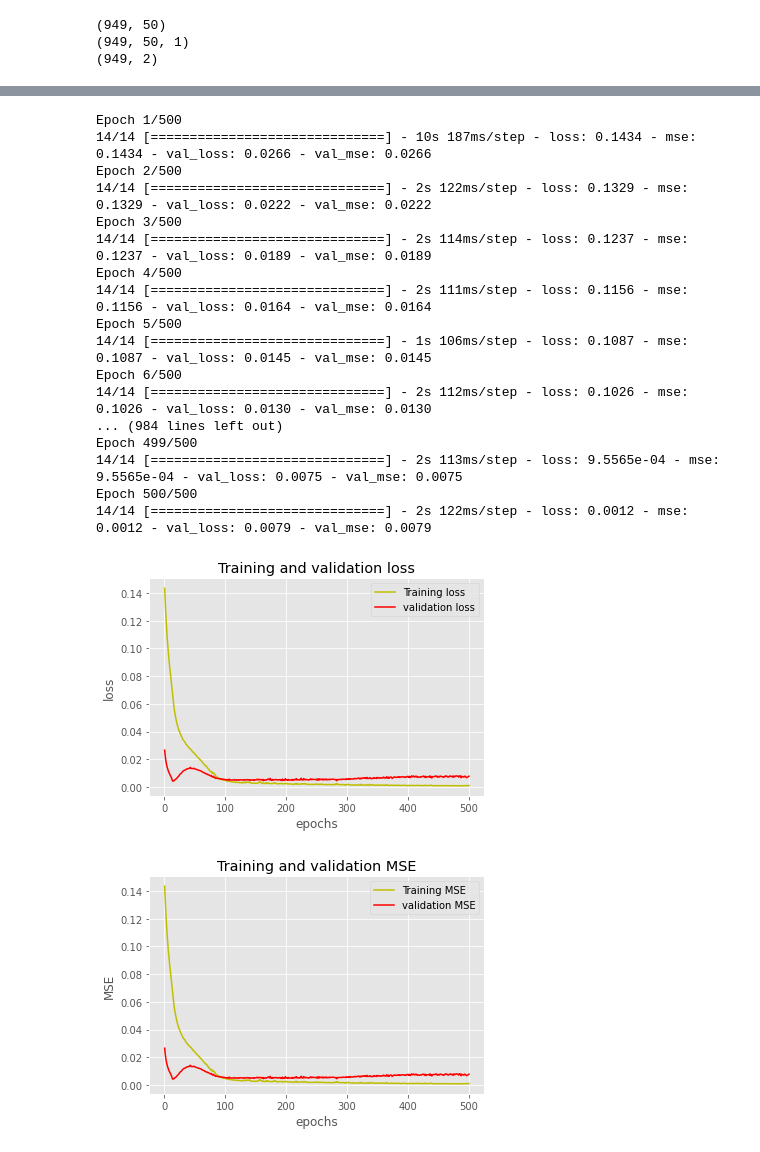
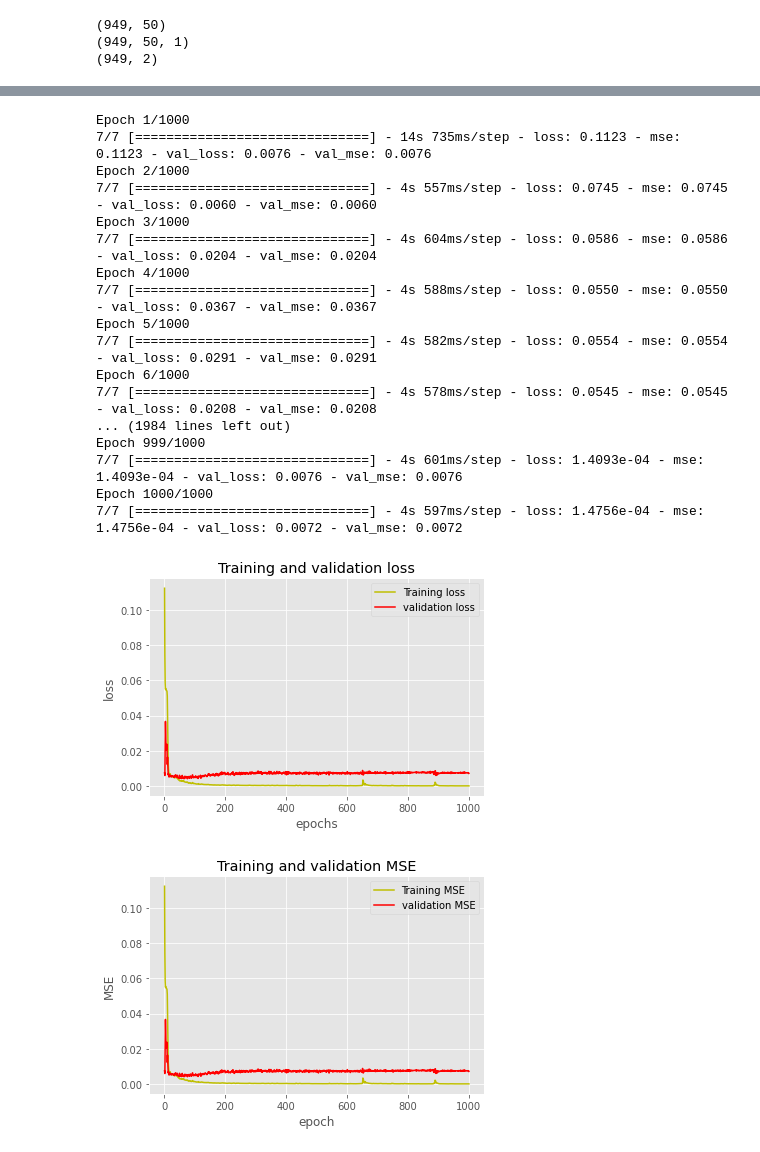
Before and after one commit to kiran-bhandari16/LSTM-Stock-Price-Prediciton, a Jupyter notebook: Predicting_next(X)days_Stock_Price_Using_LSTM.ipynb, the cells around one changed output, grey strips where cells are left out. Cells and saved outputs as stored; diff of their text form; code cells hidden in the pictures.

```diff
--- a/Predicting_next(X)days_Stock_Price_Using_LSTM.ipynb
+++ b/Predicting_next(X)days_Stock_Price_Using_LSTM.ipynb
@@ -120,12 +129,12 @@ print(y.shape)
 (949, 2)
 # %%
 model = Sequential()
-model.add(LSTM(50, activation='softsign', return_sequences=True, input_shape=(n_per_in,n_features)))
-model.add(LSTM(n_features, activation='softsign', return_sequences=True))
-model.add(LSTM(n_features, activation='softsign', return_sequences=True))
-model.add(LSTM(n_features, activation='softsign', return_sequences=True))
-model.add(LSTM(n_features, activation='softsign', return_sequences=True))
-model.add(LSTM(n_features, activation='softsign'))
+model.add(LSTM(200, activation='softsign', return_sequences=True, input_shape=(n_per_in,n_features)))
+model.add(LSTM(100, activation='softsign', return_sequences=True))
+model.add(LSTM(50, activation='softsign', return_sequences=True))
+model.add(LSTM(34, activation='softsign', return_sequences=True))
+model.add(LSTM(20, activation='softsign', return_sequences=True))
+model.add(LSTM(4, activation='softsign'))
 model.add(Dense(n_per_out))
 
 model.summary()
@@ -150,47 +159,48 @@ _________________________________________________________________
 # %%
 model.compile(optimizer='adam',loss='mse', metrics=['mse'])
 # %%
-res = model.fit(X,y, epochs=500, batch_size=64, validation_split=0.1)
+res = model.fit(X,y, epochs=1000, batch_size=128, validation_split=0.1)
 # %% [output]
-Epoch 1/500
-14/14 [==============================] - 10s 187ms/step - loss: 0.1434 - mse: 0.1434 - val_loss: 0.0266 - val_mse: 0.0266
-Epoch 2/500
-14/14 [==============================] - 2s 122ms/step - loss: 0.1329 - mse: 0.1329 - val_loss: 0.0222 - val_mse: 0.0222
-Epoch 3/500
-14/14 [==============================] - 2s 114ms/step - loss: 0.1237 - mse: 0.1237 - val_loss: 0.0189 - val_mse: 0.0189
-Epoch 4/500
-14/14 [==============================] - 2s 111ms/step - loss: 0.1156 - mse: 0.1156 - val_loss: 0.0164 - val_mse: 0.0164
-Epoch 5/500
-14/14 [==============================] - 1s 106ms/step - loss: 0.1087 - mse: 0.1087 - val_loss: 0.0145 - val_mse: 0.0145
-Epoch 6/500
-14/14 [==============================] - 2s 112ms/step - loss: 0.1026 - mse: 0.1026 - val_loss: 0.0130 - val_mse: 0.0130
-... (984 lines left out)
-Epoch 499/500
-14/14 [==============================] - 2s 113ms/step - loss: 9.5565e-04 - mse: 9.5565e-04 - val_loss: 0.0075 - val_mse: 0.0075
-Epoch 500/500
-14/14 [==============================] - 2s 122ms/step - loss: 0.0012 - mse: 0.0012 - val_loss: 0.0079 - val_mse: 0.0079
+Epoch 1/1000
+7/7 [==============================] - 14s 735ms/step - loss: 0.1123 - mse: 0.1123 - val_loss: 0.0076 - val_mse: 0.0076
+Epoch 2/1000
+7/7 [==============================] - 4s 557ms/step - loss: 0.0745 - mse: 0.0745 - val_loss: 0.0060 - val_mse: 0.0060
+Epoch 3/1000
+7/7 [==============================] - 4s 604ms/step - loss: 0.0586 - mse: 0.0586 - val_loss: 0.0204 - val_mse: 0.0204
+Epoch 4/1000
+7/7 [==============================] - 4s 588ms/step - loss: 0.0550 - mse: 0.0550 - val_loss: 0.0367 - val_mse: 0.0367
+Epoch 5/1000
+7/7 [==============================] - 4s 582ms/step - loss: 0.0554 - mse: 0.0554 - val_loss: 0.0291 - val_mse: 0.0291
+Epoch 6/1000
+7/7 [==============================] - 4s 578ms/step - loss: 0.0545 - mse: 0.0545 - val_loss: 0.0208 - val_mse: 0.0208
+... (1984 lines left out)
+Epoch 999/1000
+7/7 [==============================] - 4s 601ms/step - loss: 1.4093e-04 - mse: 1.4093e-04 - val_loss: 0.0076 - val_mse: 0.0076
+Epoch 1000/1000
+7/7 [==============================] - 4s 597ms/step - loss: 1.4756e-04 - mse: 1.4756e-04 - val_loss: 0.0072 - val_mse: 0.0072
 # %%
 loss = res.history['loss']
 val_loss = res.history['val_loss']
 epochs=range(1,len(loss)+1)
 plt.plot(epochs, loss,'y', label="Training loss")
 plt.plot(epochs, val_loss, 'r', label='validation loss')
 plt.title("Training and validation loss")
 plt.xlabel('epochs')
 plt.ylabel('loss')
 plt.legend()
 plt.show()
 
 
 mse = res.history['mse']
 val_mse = res.history['val_mse']
-plt.plot(epochs, mse,'y', label="Training MSE")
+epoch=range(1,len(mse)+1)
+plt.plot(epoch, mse,'y', label="Training MSE")
 plt.plot(epochs, val_mse, 'r', label='validation MSE')
 plt.title("Training and validation MSE")
-plt.xlabel('epochs')
+plt.xlabel('epoch')
 plt.ylabel('MSE')
 plt.legend()
 plt.show()
 # %% [output]
-[figure, old version]
+[figure, new version]
-[figure, old version]
+[figure, new version]
```
Also changed, not shown: parts of 9 cells of this notebook.
